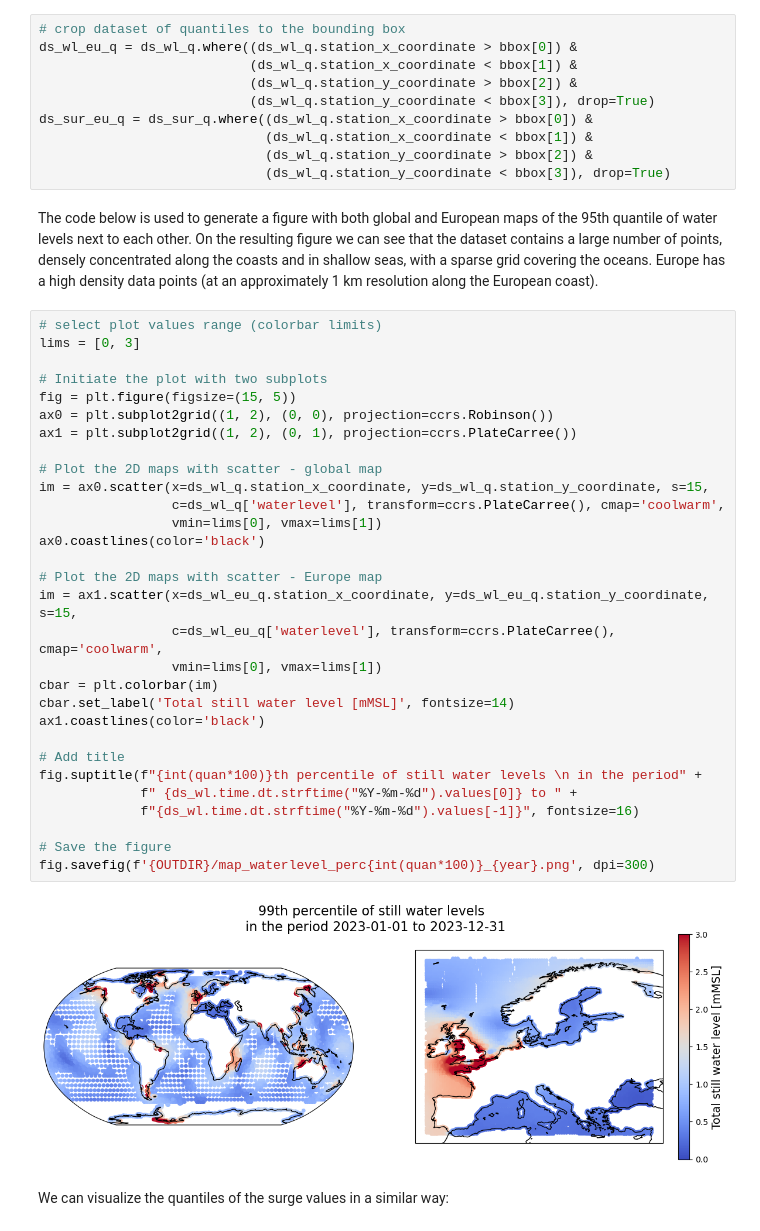
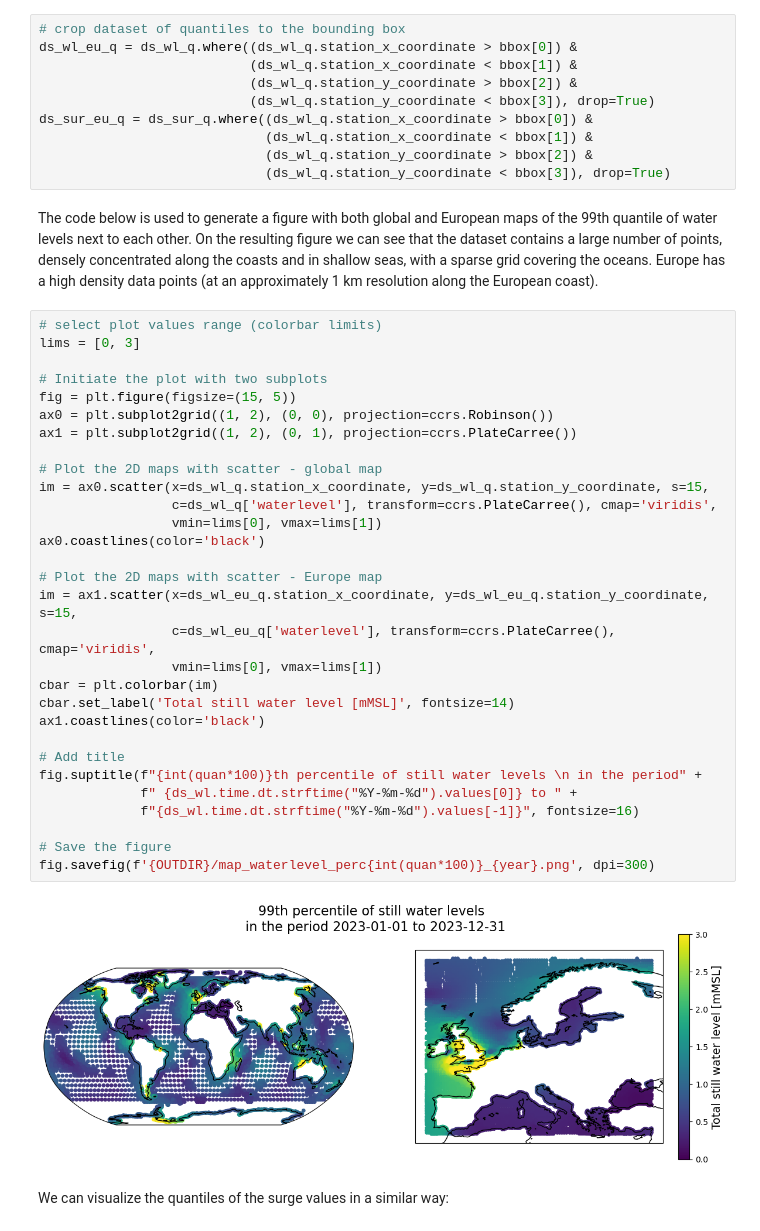
Before and after one commit to ecmwf-training/c3s-training-submodule-climate-indices, a Jupyter notebook: gtsmip-water-levels.ipynb, the cells around one changed output. Drawn from its saved outputs; the diff is of its cells as text.

```diff
--- a/gtsmip-water-levels.ipynb
+++ b/gtsmip-water-levels.ipynb
@@ -571,39 +567,39 @@ ds_sur_eu_q = ds_sur_q.where((ds_wl_q.station_x_coordinate > bbox[0]) &
                              (ds_wl_q.station_y_coordinate > bbox[2]) &
                              (ds_wl_q.station_y_coordinate < bbox[3]), drop=True)
 # %% [markdown]
-The code below is used to generate a figure with both global and European maps of the 95th quantile of water levels next to each other. On the resulting figure we can see that the dataset contains a large number of points, densely concentrated along the coasts and in shallow seas, with a sparse grid covering the oceans. Europe has a high density data points (at an approximately 1 km resolution along the European coast).
+The code below is used to generate a figure with both global and European maps of the 99th quantile of water levels next to each other. On the resulting figure we can see that the dataset contains a large number of points, densely concentrated along the coasts and in shallow seas, with a sparse grid covering the oceans. Europe has a high density data points (at an approximately 1 km resolution along the European coast).
 # %%
 # select plot values range (colorbar limits)
 lims = [0, 3]
 
 # Initiate the plot with two subplots
 fig = plt.figure(figsize=(15, 5))
 ax0 = plt.subplot2grid((1, 2), (0, 0), projection=ccrs.Robinson())
 ax1 = plt.subplot2grid((1, 2), (0, 1), projection=ccrs.PlateCarree())
 
 # Plot the 2D maps with scatter - global map
 im = ax0.scatter(x=ds_wl_q.station_x_coordinate, y=ds_wl_q.station_y_coordinate, s=15,
-                 c=ds_wl_q['waterlevel'], transform=ccrs.PlateCarree(), cmap='coolwarm',
+                 c=ds_wl_q['waterlevel'], transform=ccrs.PlateCarree(), cmap='viridis',
                  vmin=lims[0], vmax=lims[1])
 ax0.coastlines(color='black')
 
 # Plot the 2D maps with scatter - Europe map
 im = ax1.scatter(x=ds_wl_eu_q.station_x_coordinate, y=ds_wl_eu_q.station_y_coordinate, s=15,
-                 c=ds_wl_eu_q['waterlevel'], transform=ccrs.PlateCarree(), cmap='coolwarm',
+                 c=ds_wl_eu_q['waterlevel'], transform=ccrs.PlateCarree(), cmap='viridis',
                  vmin=lims[0], vmax=lims[1])
 cbar = plt.colorbar(im)
 cbar.set_label('Total still water level [mMSL]', fontsize=14)
 ax1.coastlines(color='black')
 
 # Add title
 fig.suptitle(f"{int(quan*100)}th percentile of still water levels \n in the period" +
              f" {ds_wl.time.dt.strftime("%Y-%m-%d").values[0]} to " +
              f"{ds_wl.time.dt.strftime("%Y-%m-%d").values[-1]}", fontsize=16)
 
 # Save the figure
 fig.savefig(f'{OUTDIR}/map_waterlevel_perc{int(quan*100)}_{year}.png', dpi=300)
 # %% [output]
-[figure, old version]
+[figure, new version]
 # %% [markdown]
 We can visualize the quantiles of the surge values in a similar way:
 # %%
```
Also changed, not shown: parts of 20 cells of this notebook.
